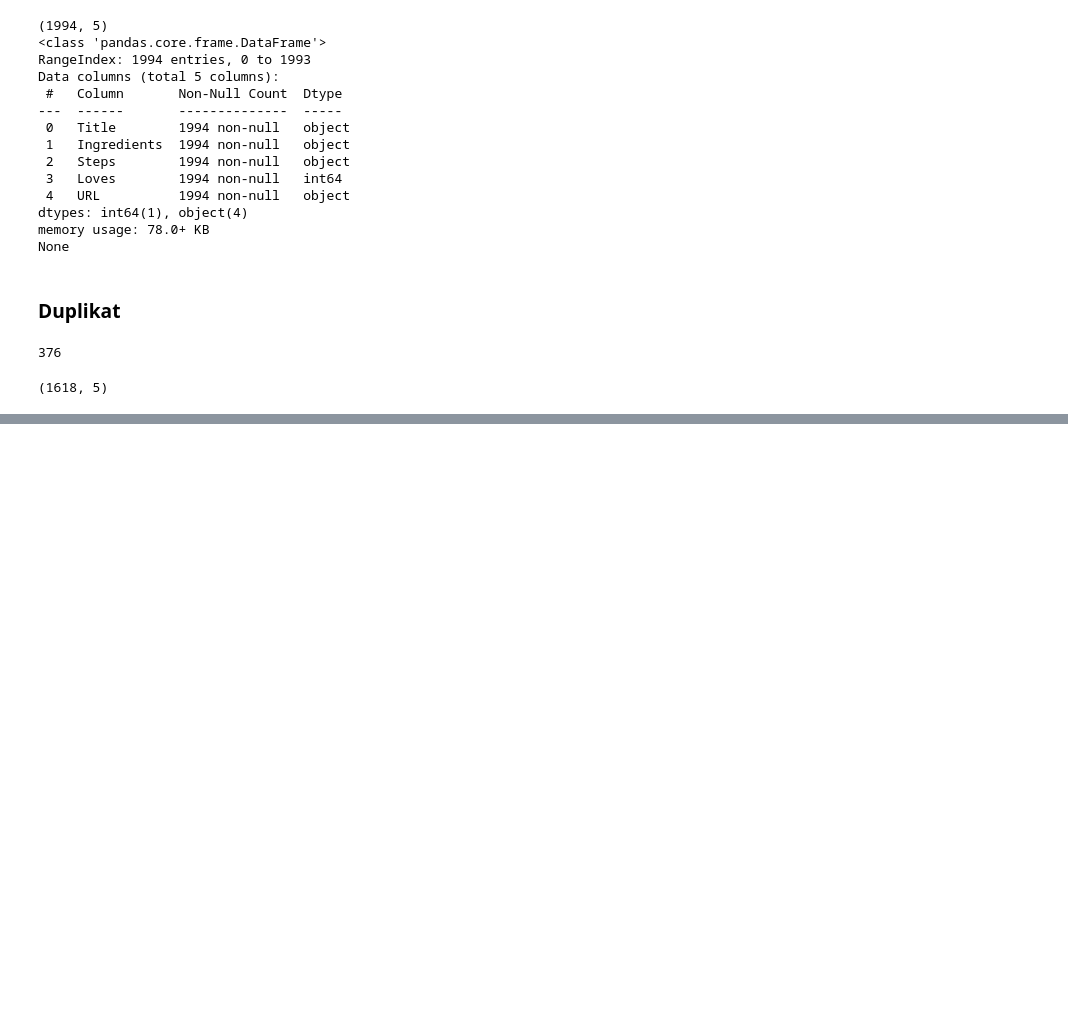
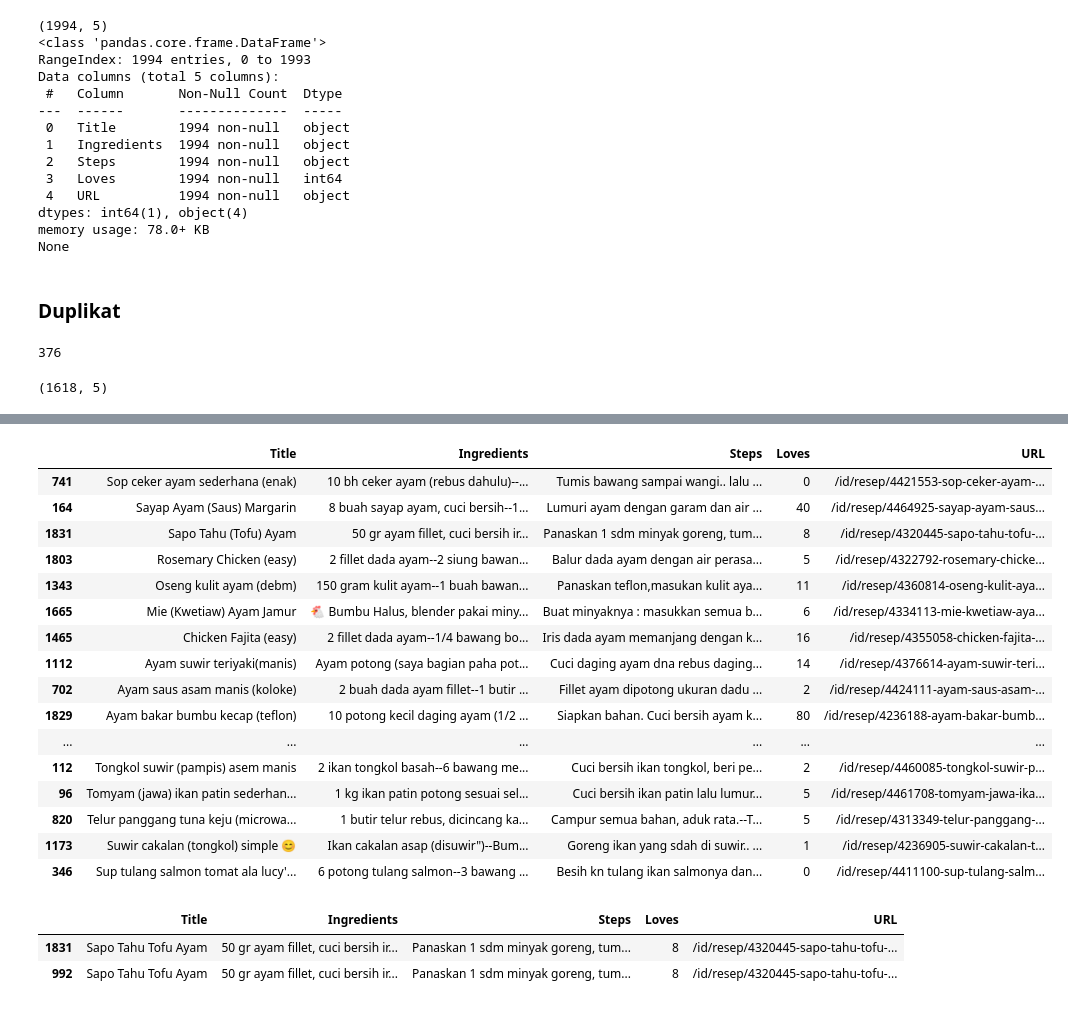
Before and after one commit to ishala/data-mining, a Jupyter notebook: analysis.ipynb, the cells around one changed output, grey strips where cells are left out. Saved outputs shown, nothing was run; the diff lists cells and outputs as text; code cells hidden in the pictures; blank space fills up the shorter version.

```diff
--- a/analysis.ipynb
+++ b/analysis.ipynb
@@ -389,0 +392,6 @@ cleanedShrimp.shape
+# %%
+dfs = [cleanedChicken, cleanedFish, cleanedGoat, cleanedCow, cleanedTahu, cleanedEgg, cleanedTempe, cleanedShrimp]
+
+allDf = pd.concat(dfs)
+
+print(allDf.shape)
@@ -389,0 +454,4 @@ cleanedShrimp.shape
+# %%
+# Penghapusan nilai hashtag
+allDf['Title'] = allDf['Title'].apply(lambda x: re.sub(r'(#\w*)\s*', '', x))
+allDf['Title'] = allDf['Title'].str.strip()
@@ -389,0 +467,23 @@ cleanedShrimp.shape
+# %%
+# Mengambil contoh dengan ()
+pattern = r'(\(\w+\))'
+withBrackets = allDf[allDf['Title'].str.contains(pattern)]
+withBrackets.head(20)
+# %% [output]
+|  | Title | Ingredients | Steps | Loves | URL |
+| 741 | Sop ceker ayam sederhana (enak) | 10 bh ceker ayam (rebus dahulu)--... | Tumis bawang sampai wangi.. lalu ... | 0 | /id/resep/4421553-sop-ceker-ayam-... |
+| 164 | Sayap Ayam (Saus) Margarin | 8 buah sayap ayam, cuci bersih--1... | Lumuri ayam dengan garam dan air ... | 40 | /id/resep/4464925-sayap-ayam-saus... |
+| 1831 | Sapo Tahu (Tofu) Ayam | 50 gr ayam fillet, cuci bersih ir... | Panaskan 1 sdm minyak goreng, tum... | 8 | /id/resep/4320445-sapo-tahu-tofu-... |
+| 1803 | Rosemary Chicken (easy) | 2 fillet dada ayam--2 siung bawan... | Balur dada ayam dengan air perasa... | 5 | /id/resep/4322792-rosemary-chicke... |
+| 1343 | Oseng kulit ayam (debm) | 150 gram kulit ayam--1 buah bawan... | Panaskan teflon,masukan kulit aya... | 11 | /id/resep/4360814-oseng-kulit-aya... |
+| 1665 | Mie (Kwetiaw) Ayam Jamur | 🐔 Bumbu Halus, blender pakai miny... | Buat minyaknya : masukkan semua b... | 6 | /id/resep/4334113-mie-kwetiaw-aya... |
+| 1465 | Chicken Fajita (easy) | 2 fillet dada ayam--1/4 bawang bo... | Iris dada ayam memanjang dengan k... | 16 | /id/resep/4355058-chicken-fajita-... |
+| 1112 | Ayam suwir teriyaki(manis) | Ayam potong (saya bagian paha pot... | Cuci daging ayam dna rebus daging... | 14 | /id/resep/4376614-ayam-suwir-teri... |
+| 702 | Ayam saus asam manis (koloke) | 2 buah dada ayam fillet--1 butir ... | Fillet ayam dipotong ukuran dadu ... | 2 | /id/resep/4424111-ayam-saus-asam-... |
+| 1829 | Ayam bakar bumbu kecap (teflon) | 10 potong kecil daging ayam (1/2 ... | Siapkan bahan. Cuci bersih ayam k... | 80 | /id/resep/4236188-ayam-bakar-bumb... |
+| ... | ... | ... | ... | ... | ... |
+| 112 | Tongkol suwir (pampis) asem manis | 2 ikan tongkol basah--6 bawang me... | Cuci bersih ikan tongkol, beri pe... | 2 | /id/resep/4460085-tongkol-suwir-p... |
+| 96 | Tomyam (jawa) ikan patin sederhan... | 1 kg ikan patin potong sesuai sel... | Cuci bersih ikan patin lalu lumur... | 5 | /id/resep/4461708-tomyam-jawa-ika... |
+| 820 | Telur panggang tuna keju (microwa... | 1 butir telur rebus, dicincang ka... | Campur semua bahan, aduk rata.--T... | 5 | /id/resep/4313349-telur-panggang-... |
+| 1173 | Suwir cakalan (tongkol) simple 😊 | Ikan cakalan asap (disuwir")--Bum... | Goreng ikan yang sdah di suwir.. ... | 1 | /id/resep/4236905-suwir-cakalan-t... |
+| 346 | Sup tulang salmon tomat ala lucy'... | 6 potong tulang salmon--3 bawang ... | Besih kn tulang ikan salmonya dan... | 0 | /id/resep/4411100-sup-tulang-salm... |
@@ -389,0 +511,6 @@ cleanedShrimp.shape
+# %%
+allDf[allDf['Title'] == 'Sapo Tahu Tofu Ayam']
+# %% [output]
+|  | Title | Ingredients | Steps | Loves | URL |
+| 1831 | Sapo Tahu Tofu Ayam | 50 gr ayam fillet, cuci bersih ir... | Panaskan 1 sdm minyak goreng, tum... | 8 | /id/resep/4320445-sapo-tahu-tofu-... |
+| 992 | Sapo Tahu Tofu Ayam | 50 gr ayam fillet, cuci bersih ir... | Panaskan 1 sdm minyak goreng, tum... | 8 | /id/resep/4320445-sapo-tahu-tofu-... |
```
Also changed, not shown: parts of 12 cells of this notebook.
